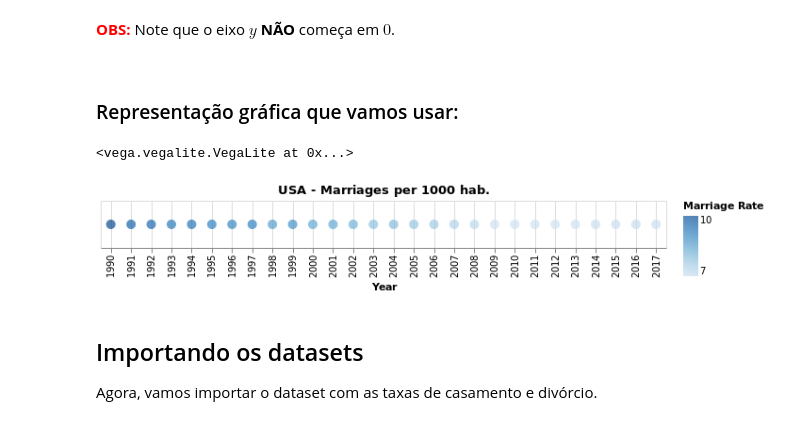
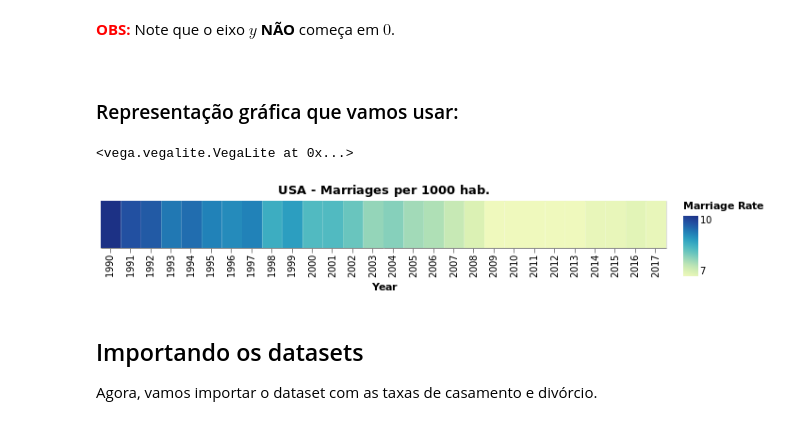
Before and after one commit to Franklin-oliveira/DataViz-Repo, a Jupyter notebook: final_project/TBFinal_visualizacoes.ipynb, the cells around one changed output. Drawn from its saved outputs; the diff is of its cells as text; code cells hidden in the pictures.

Commit message:
Alterei ordenamento dos eixos  -  ajustei imagens em svg no pdf

```diff
--- a/final_project/TBFinal_visualizacoes.ipynb
+++ b/final_project/TBFinal_visualizacoes.ipynb
@@ -79,20 +79,20 @@ line + points
 ### Representação gráfica que vamos usar:
 # %%
 points = alt.Chart(data= usa_marriage_rate, width=600, height=50, title='USA - Marriages per 1000 hab.'
-        ).mark_point(filled=True, size=100).encode(
+        ).mark_rect(filled=True).encode(
     x= alt.X('year', type='nominal', title='Year', axis=alt.Axis(grid=True)),
     tooltip=alt.Tooltip(['rate', 'year']),
     color=alt.Color('rate', title='Marriage Rate')
 )
 
 # salvando gráfico
 # points.save('./viz/representacao_grafica.html')
 # points.save('./viz/representacao_grafica.svg')
 
 points
 # %% [output]
 <vega.vegalite.VegaLite at 0x...>
-[figure, old version]
+[figure, new version]
 # %% [markdown]
 ## Importando os datasets
 
```
Also changed, not shown: parts of 10 cells of this notebook, 12 other files.
